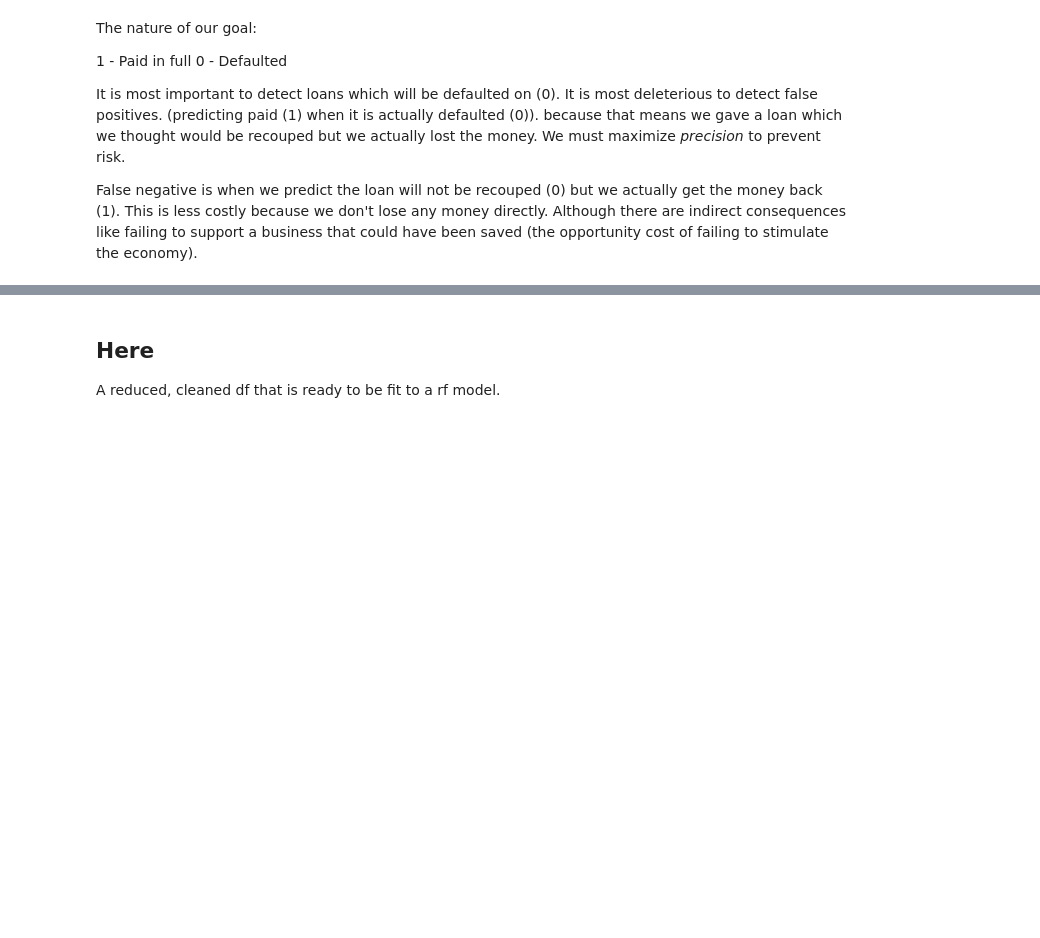
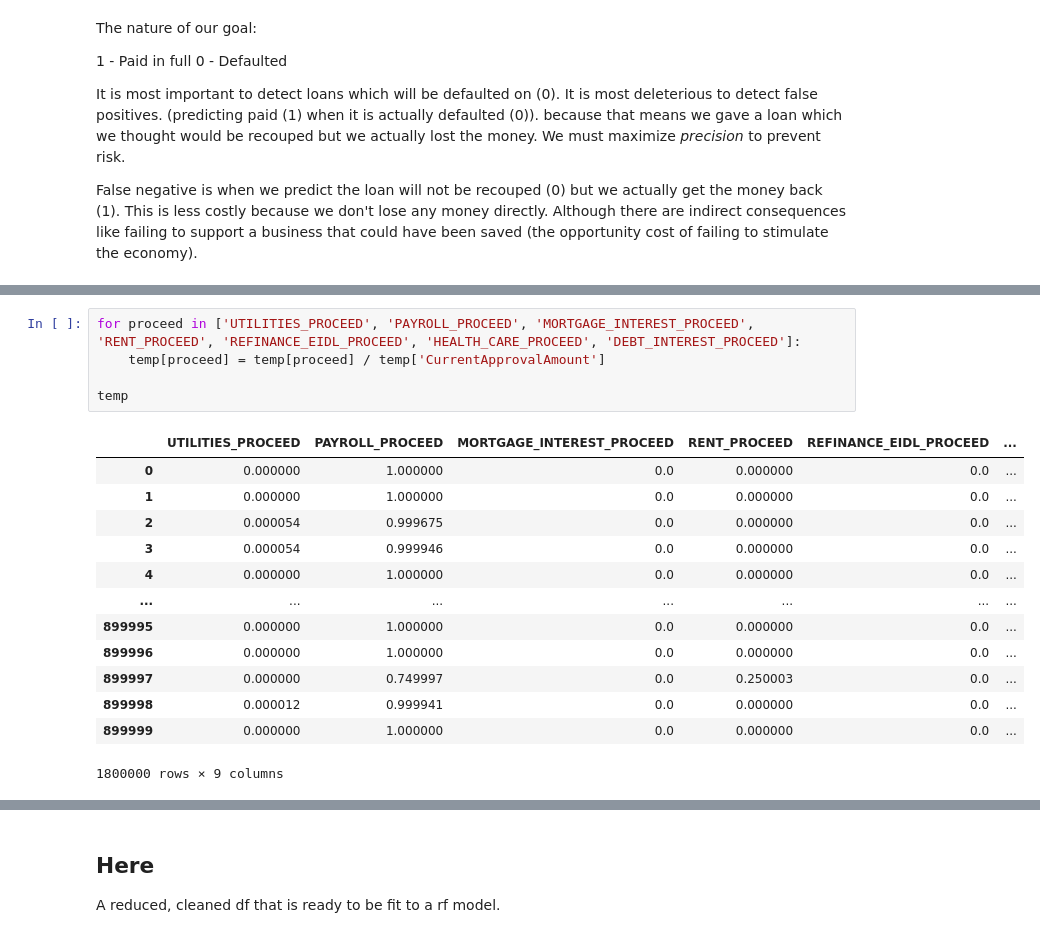
Before and after one commit to sheisroot/PPP-loan-repayment, a Jupyter notebook: code/01_EDA_cleaning.ipynb, the cells around one changed output, grey strips where cells are left out. Saved outputs shown, nothing was run; the diff lists cells and outputs as text; blank space fills up the shorter version.

```diff
--- a/code/01_EDA_cleaning.ipynb
+++ b/code/01_EDA_cleaning.ipynb
@@ -370,0 +404,19 @@ False negative is when we predict the loan will not be recouped (0) but we actua
+# %%
+for proceed in ['UTILITIES_PROCEED', 'PAYROLL_PROCEED', 'MORTGAGE_INTEREST_PROCEED', 'RENT_PROCEED', 'REFINANCE_EIDL_PROCEED', 'HEALTH_CARE_PROCEED', 'DEBT_INTEREST_PROCEED']:
+    temp[proceed] = temp[proceed] / temp['CurrentApprovalAmount']
+
+temp
+# %% [output]
+|  | UTILITIES_PROCEED | PAYROLL_PROCEED | MORTGAGE_INTEREST_PROCEED | RENT_PROCEED | REFINANCE_EIDL_PROCEED | ... |
+| 0 | 0.000000 | 1.000000 | 0.0 | 0.000000 | 0.0 | ... |
+| 1 | 0.000000 | 1.000000 | 0.0 | 0.000000 | 0.0 | ... |
+| 2 | 0.000054 | 0.999675 | 0.0 | 0.000000 | 0.0 | ... |
+| 3 | 0.000054 | 0.999946 | 0.0 | 0.000000 | 0.0 | ... |
+| 4 | 0.000000 | 1.000000 | 0.0 | 0.000000 | 0.0 | ... |
+| ... | ... | ... | ... | ... | ... | ... |
+| 899995 | 0.000000 | 1.000000 | 0.0 | 0.000000 | 0.0 | ... |
+| 899996 | 0.000000 | 1.000000 | 0.0 | 0.000000 | 0.0 | ... |
+| 899997 | 0.000000 | 0.749997 | 0.0 | 0.250003 | 0.0 | ... |
+| 899998 | 0.000012 | 0.999941 | 0.0 | 0.000000 | 0.0 | ... |
+| 899999 | 0.000000 | 1.000000 | 0.0 | 0.000000 | 0.0 | ... |
+1800000 rows × 9 columns
```
Also changed, not shown: parts of 14 cells of this notebook, 12 other files.
